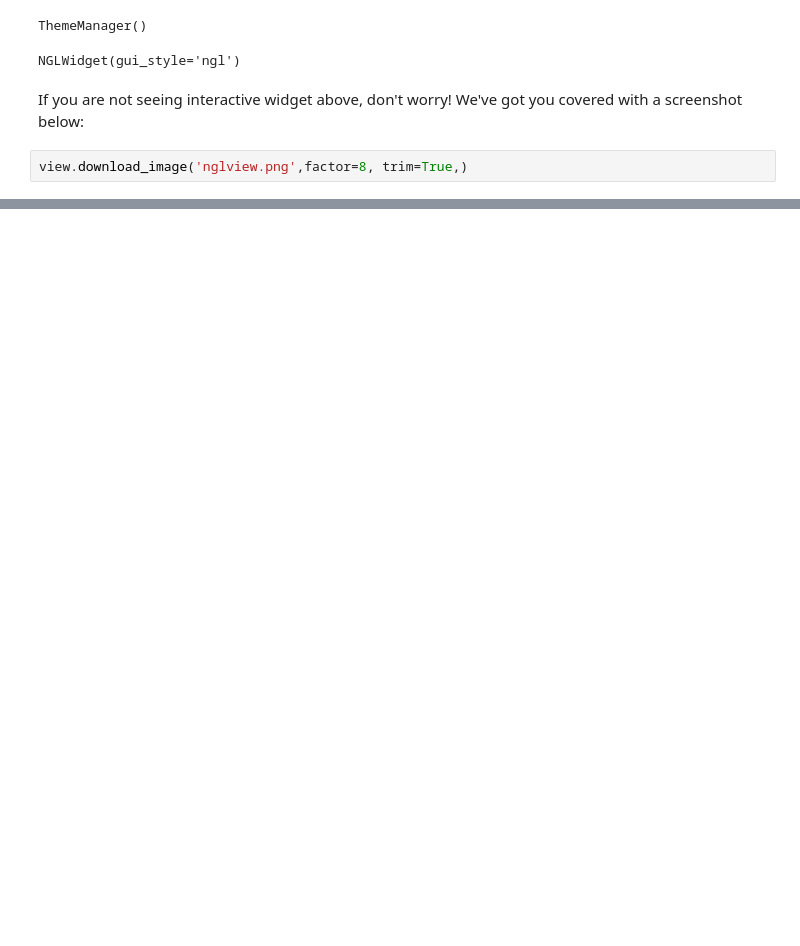
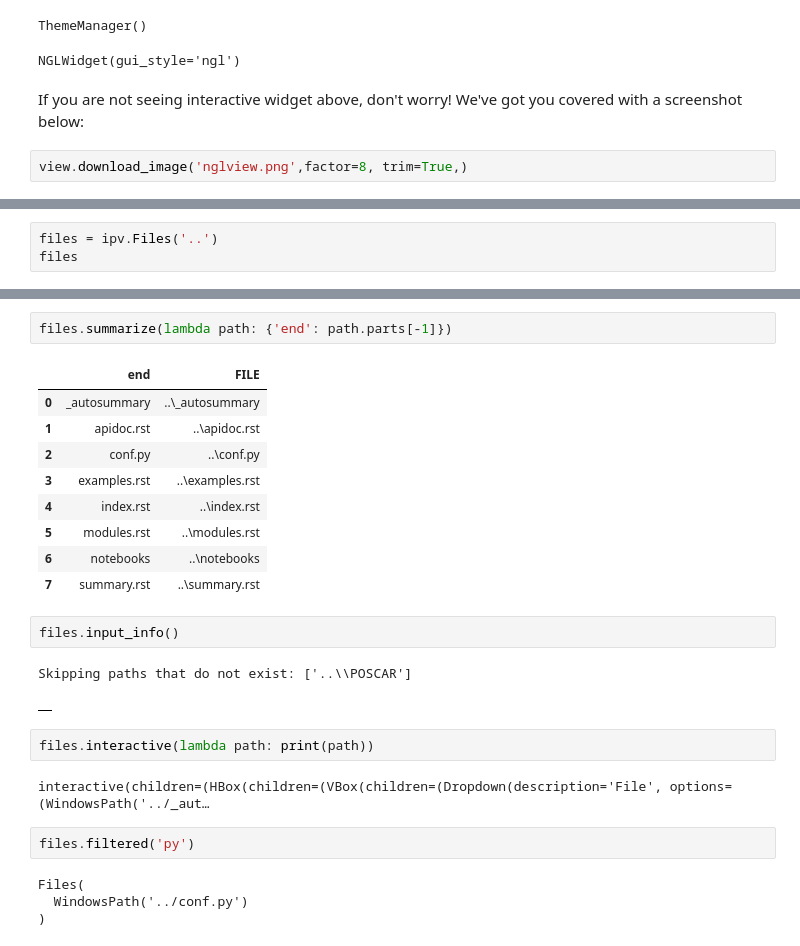
Before and after one commit to asaboor-gh/ipyvasp, a Jupyter notebook: docs/source/notebooks/quickstart.ipynb, the cells around one changed output, grey strips where cells are left out. Drawn from its saved outputs; the diff is of its cells as text; blank space fills up the shorter version.

```diff
--- a/docs/source/notebooks/quickstart.ipynb
+++ b/docs/source/notebooks/quickstart.ipynb
@@ -114,0 +117,3 @@ view.download_image('nglview.png',factor=8, trim=True,)
+# %%
+files = ipv.Files('..')
+files
@@ -114,0 +131,27 @@ view.download_image('nglview.png',factor=8, trim=True,)
+# %%
+files.summarize(lambda path: {'end': path.parts[-1]})
+# %% [output]
+|  | end | FILE |
+| 0 | _autosummary | ..\_autosummary |
+| 1 | apidoc.rst | ..\apidoc.rst |
+| 2 | conf.py | ..\conf.py |
+| 3 | examples.rst | ..\examples.rst |
+| 4 | index.rst | ..\index.rst |
+| 5 | modules.rst | ..\modules.rst |
+| 6 | notebooks | ..\notebooks |
+| 7 | summary.rst | ..\summary.rst |
+# %%
+files.input_info()
+# %% [output]
+Skipping paths that do not exist: ['..\\POSCAR']
+|  |
+# %%
+files.interactive(lambda path: print(path))
+# %% [output]
+interactive(children=(HBox(children=(VBox(children=(Dropdown(description='File', options=(WindowsPath('../_aut…
+# %%
+files.filtered('py')
+# %% [output]
+Files(
+  WindowsPath('../conf.py')
+)
```
Also changed, not shown: parts of 2 cells of this notebook, 9 other files.
